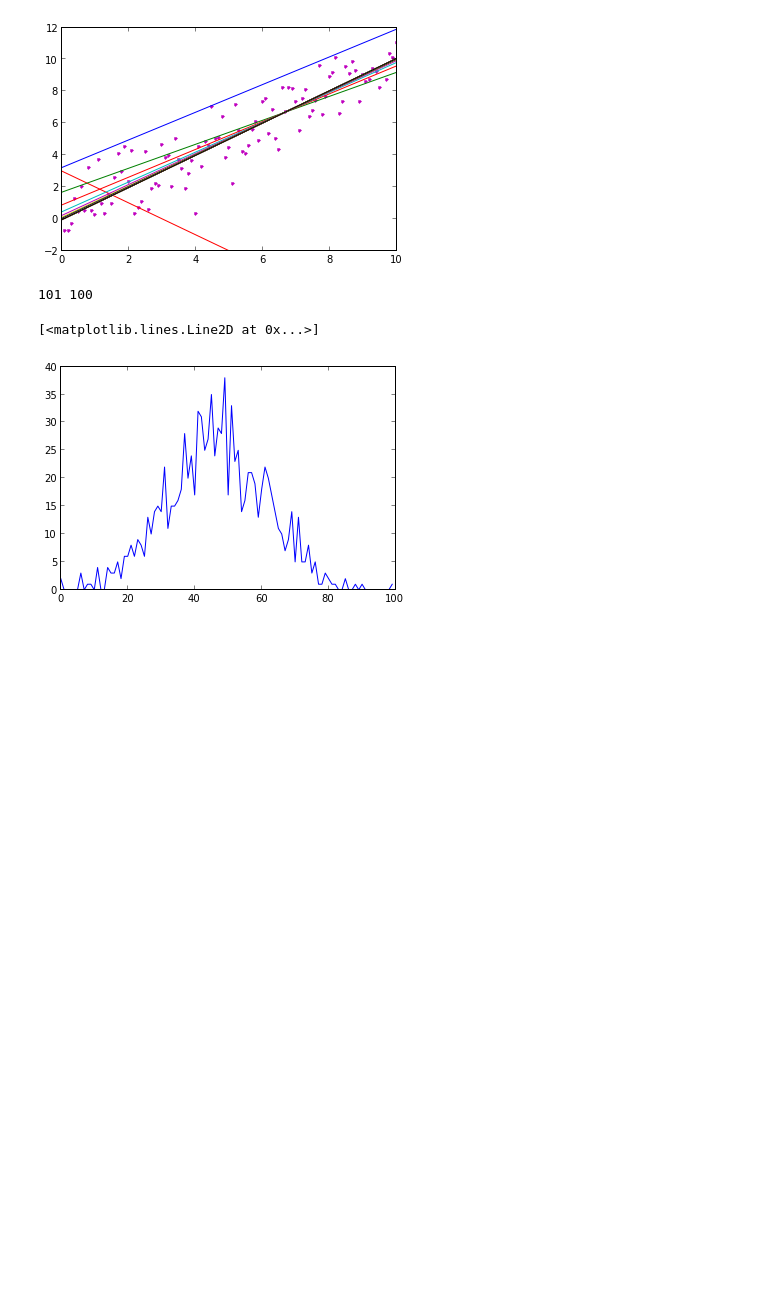
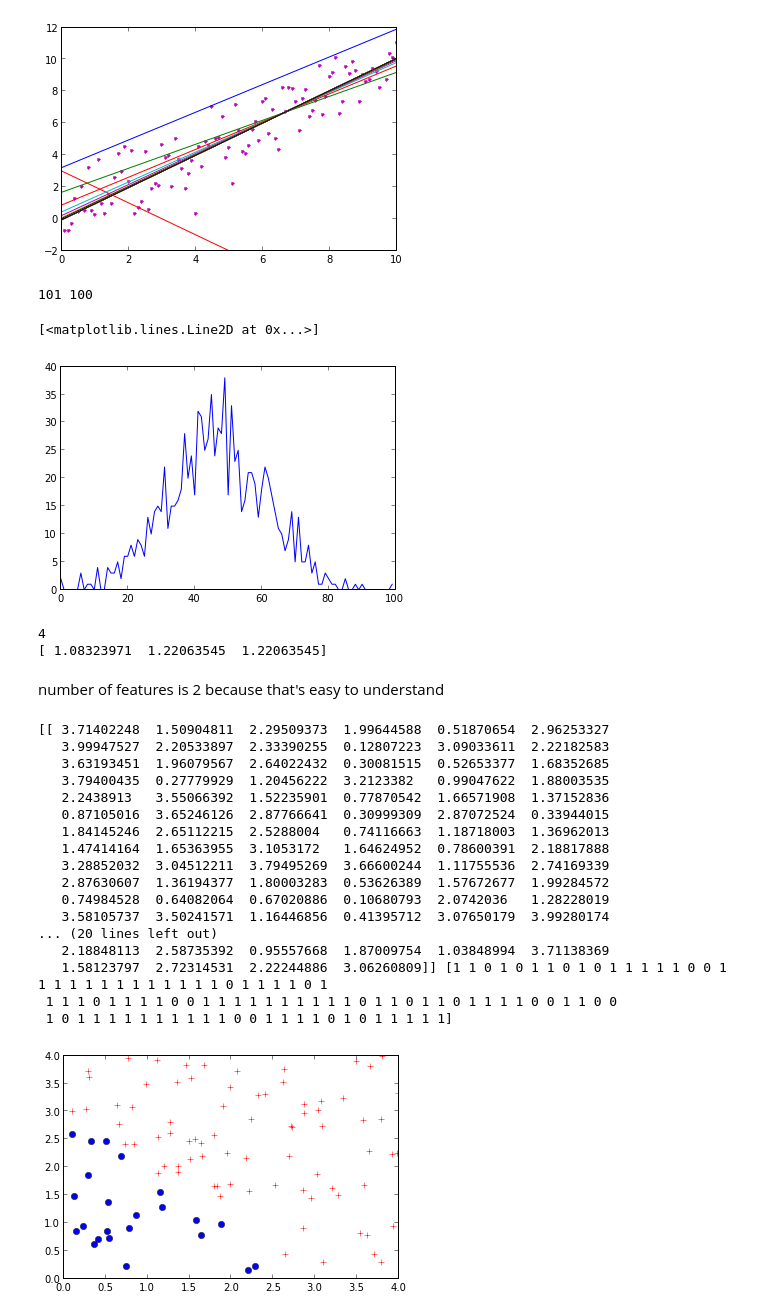
Before and after one commit to Chuphay/python, a Jupyter notebook: ipy/ipy/m learning.ipynb, the cells around one changed output. Drawn from its saved outputs; the diff is of its cells as text; code cells hidden in the pictures; blank space fills up the shorter version.

```diff
--- a/ipy/ipy/m learning.ipynb
+++ b/ipy/ipy/m learning.ipynb
@@ -64,3 +64,69 @@ plot(y)
 101 100
 [<matplotlib.lines.Line2D at 0x...>]
 [figure]
+# %%
+#"batch" Gradient Descent
+def linGet(x,y,alpha,theta = [0,1]):
+    L = len(x)
+    out = theta[:]
+    for i in range(L):
+        out[0] += alpha*(theta[0] +theta[1]*x[i] - y[i])/L
+        out[1] += alpha*(theta[0] +theta[1]*x[i] - y[i])*x[i]/L
+    return out
+
+
+def grad_desc(x,y,theta=ones(len(x)+1),alpha = 0.01):
+    """assumes x in the form x=array([[0,1,2,3,4,5],[0,1,2,3,4,5]])
+       and y in the form y=array([0,2,4,6,8,10])"""
+    X = concatenate(([ones(x.shape[1])],x),axis=0)
+    return theta-alpha*((1/(1+exp(-theta.dot(X)))-y)*X).sum(axis=1)
+
+
+
+x=array([[0,1,2,3],[0,1,2,3]])
+print len(x[0])
+z=array([0,2,4,6])
+print grad_desc(x,z)
+#l = concatenate(([ones(len(x[0]))],x),axis=0)
+#(l*array([1,1,1,1,1,1])).sum(axis=1)
+# %% [output]
+4
+[ 1.08323971  1.22063545  1.22063545]
+# %% [markdown]
+number of features is 2 because that's easy to understand
+# %%
+x = []
+y = []
+for i in range(100):
+    x_1 = 4*rand()
+    x_2 = 4*rand()
+    if x_1+x_2 > 3:
+        z = 1
+        plot(x_1,x_2,'r+')
+    else:
+        z = 0
+        plot(x_1,x_2,'bo')
+    x.append([x_1,x_2])
+    y.append(z)
+x = array(x).T
+y = array(y)
+print x,y
+# %% [output]
+[[ 3.71402248  1.50904811  2.29509373  1.99644588  0.51870654  2.96253327
+   3.99947527  2.20533897  2.33390255  0.12807223  3.09033611  2.22182583
+   3.63193451  1.96079567  2.64022432  0.30081515  0.52653377  1.68352685
+   3.79400435  0.27779929  1.20456222  3.2123382   0.99047622  1.88003535
+   2.2438913   3.55066392  1.52235901  0.77870542  1.66571908  1.37152836
+   0.87105016  3.65246126  2.87766641  0.30999309  2.87072524  0.33944015
+   1.84145246  2.65112215  2.5288004   0.74116663  1.18718003  1.36962013
+   1.47414164  1.65363955  3.1053172   1.64624952  0.78600391  2.18817888
+   3.28852032  3.04512211  3.79495269  3.66600244  1.11755536  2.74169339
+   2.87630607  1.36194377  1.80003283  0.53626389  1.57672677  1.99284572
+   0.74984528  0.64082064  0.67020886  0.10680793  2.0742036   1.28228019
+   3.58105737  3.50241571  1.16446856  0.41395712  3.07650179  3.99280174
+... (20 lines left out)
+   2.18848113  2.58735392  0.95557668  1.87009754  1.03848994  3.71138369
+   1.58123797  2.72314531  2.22244886  3.06260809]] [1 1 0 1 0 1 1 0 1 0 1 1 1 1 1 0 0 1 1 1 1 1 1 1 1 1 1 1 1 1 0 1 1 1 1 0 1
+ 1 1 1 0 1 1 1 1 0 0 1 1 1 1 1 1 1 1 1 1 0 1 1 0 1 1 0 1 1 1 1 0 0 1 1 0 0
+ 1 0 1 1 1 1 1 1 1 1 1 1 0 0 1 1 1 1 0 1 0 1 1 1 1 1]
+[figure, added]
```
Also changed, not shown: parts of 3 cells of this notebook, 2 other files.
